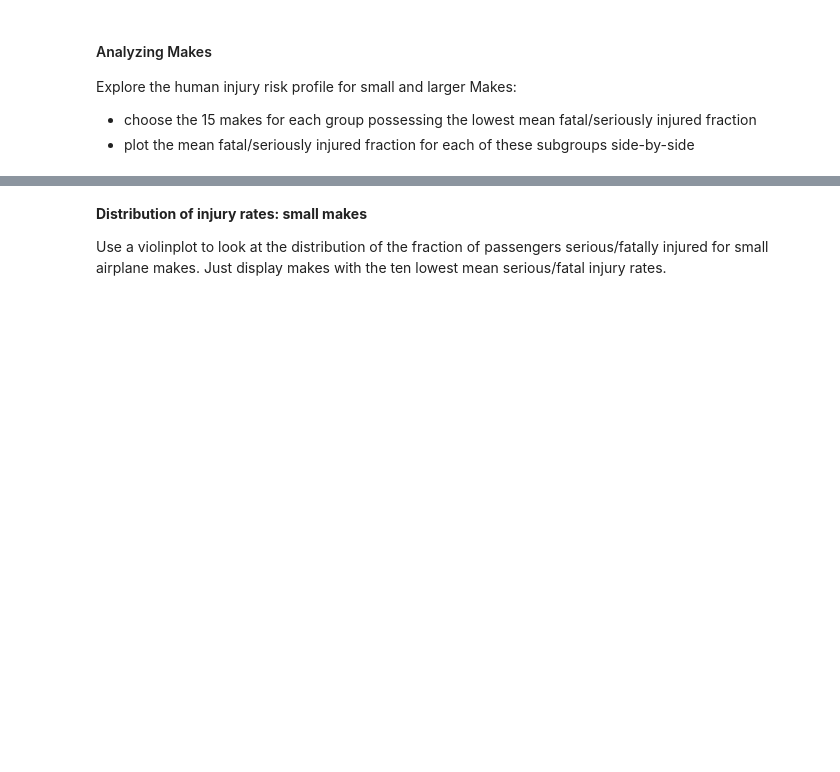
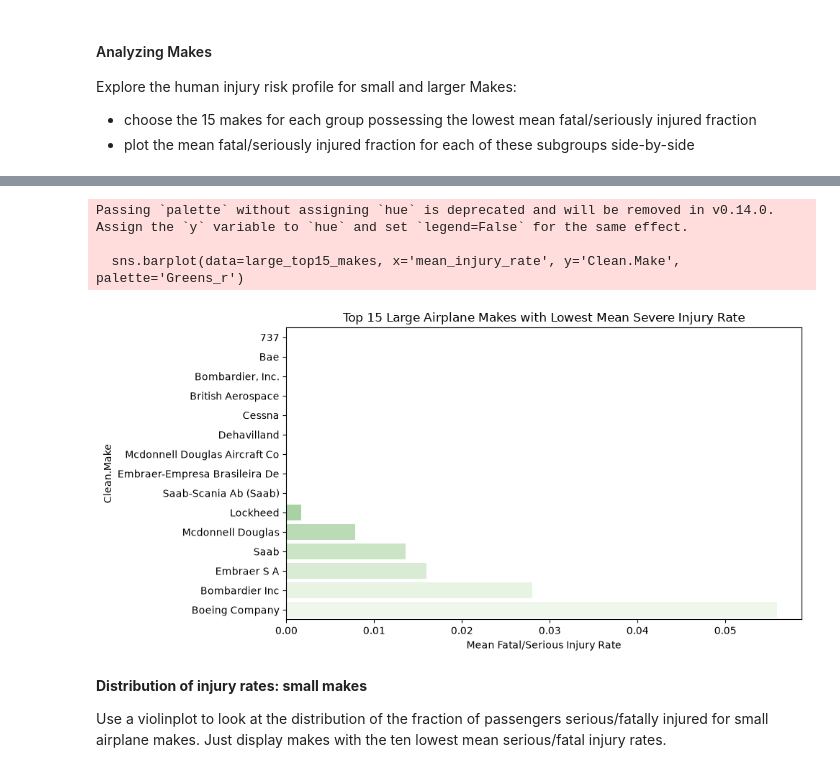
Before and after one commit to EdWachira/Moringa_Module2_Summative_Lab1, a Jupyter notebook: Aviation_Accidents_Data_Analysis.ipynb, the cells around one changed output, grey strips where cells are left out. Saved outputs shown, nothing was run; the diff lists cells and outputs as text; code cells hidden in the pictures; blank space fills up the shorter version.

```diff
--- a/Aviation_Accidents_Data_Analysis.ipynb
+++ b/Aviation_Accidents_Data_Analysis.ipynb
@@ -47,0 +73,23 @@ Explore the human injury risk profile for small and larger Makes:
+# %%
+# 1. Analyzing Makes: 15 makes for each group possessing the lowest mean fatal/seriously injured fraction
+small_make_stats = small_planes.groupby('Clean.Make').agg(
+    mean_injury_rate=('Severe.Injury.Rate', 'mean'),
+    count=('Severe.Injury.Rate', 'count')
+).reset_index()
+
+# Filter makes with at least some minimum sample size if needed, or take top 15 lowest mean
+# Let's check counts per make to be robust
+small_top15_makes = small_make_stats.sort_values(by='mean_injury_rate').head(15)
+
+large_make_stats = large_planes.groupby('Clean.Make').agg(
+    mean_injury_rate=('Severe.Injury.Rate', 'mean'),
+    count=('Severe.Injury.Rate', 'count')
+).reset_index()
+
+large_top15_makes = large_make_stats.sort_values(by='mean_injury_rate').head(15)
+
+print("Small Top 15 Makes by lowest mean injury rate:")
+print(small_top15_makes)
+
+print("\nLarge Top 15 Makes by lowest mean injury rate:")
+print(large_top15_makes)
@@ -48,3 +181,16 @@ Explore the human injury risk profile for small and larger Makes:
+# %%
+plt.figure(figsize=(10, 5))
+sns.barplot(data=large_top15_makes, x='mean_injury_rate', y='Clean.Make', palette='Greens_r')
+plt.title('Top 15 Large Airplane Makes with Lowest Mean Severe Injury Rate')
+plt.xlabel('Mean Fatal/Serious Injury Rate')
+plt.tight_layout()
+plt.savefig('large_makes_injury.png')
+plt.show()
+# %% [output]
+Passing `palette` without assigning `hue` is deprecated and will be removed in v0.14.0. Assign the `y` variable to `hue` and set `legend=False` for the same effect.
+
+  sns.barplot(data=large_top15_makes, x='mean_injury_rate', y='Clean.Make', palette='Greens_r')
+[figure, added]
 # %% [markdown]
 **Distribution of injury rates: small makes**
 
```
Also changed, not shown: parts of 9 cells of this notebook, 5 other files.
